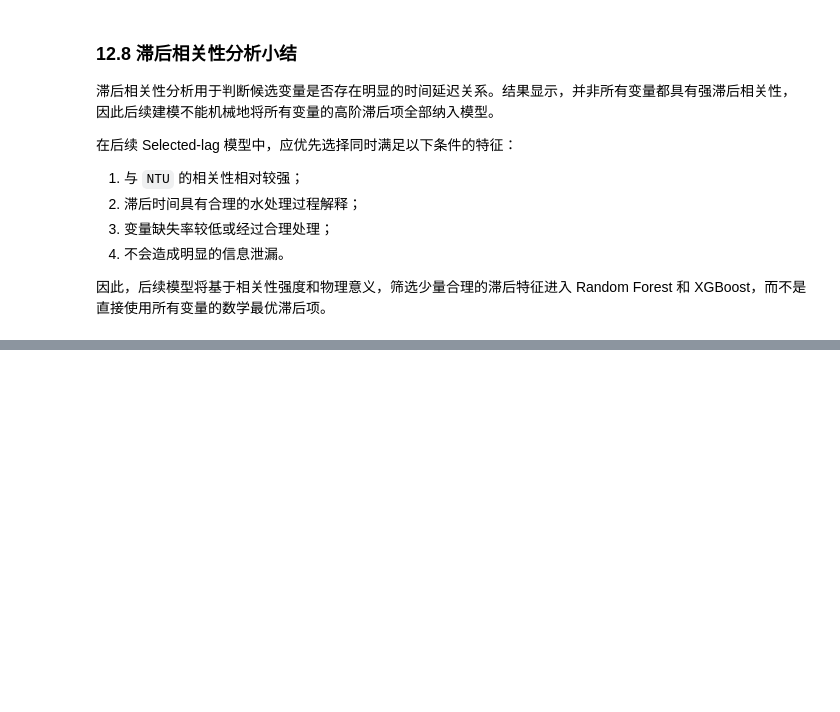
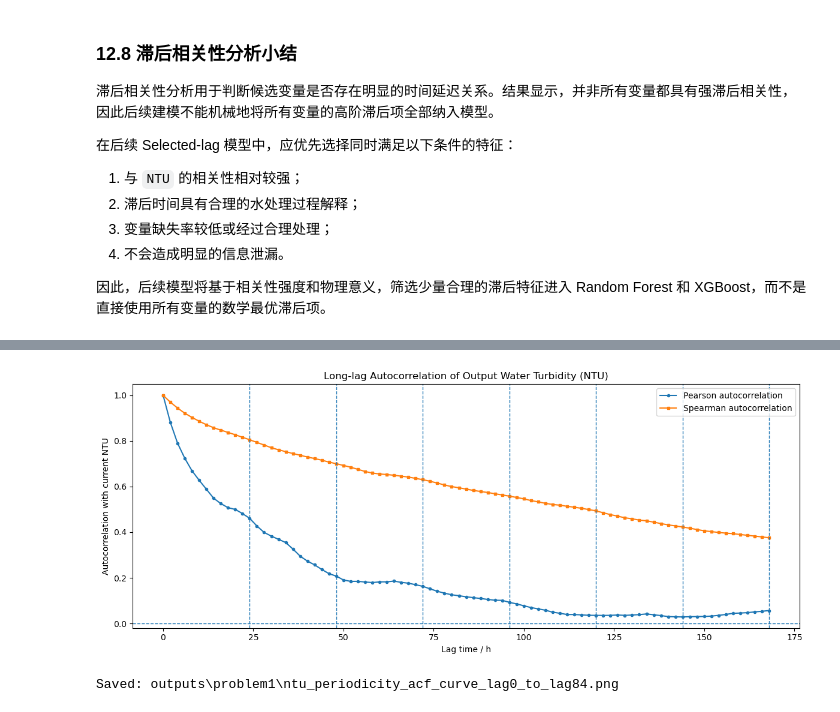
Before and after one commit to Azdmjiny/2026-Asia-Pasific-cup, a Jupyter notebook: codes/p1.ipynb, the cells around one changed output, grey strips where cells are left out. Saved outputs shown, nothing was run; the diff lists cells and outputs as text; code cells hidden in the pictures; blank space fills up the shorter version.

```diff
--- a/codes/p1.ipynb
+++ b/codes/p1.ipynb
@@ -1161,0 +1544,39 @@ Saved: outputs/problem1/lag_pearson_heatmap.png
+# %%
+plt.figure(figsize=(12, 5))
+
+plt.plot(
+    ntu_period_acf_df["lag_hours"],
+    ntu_period_acf_df["pearson_corr"],
+    marker="o",
+    markersize=3,
+    label="Pearson autocorrelation"
+)
+
+plt.plot(
+    ntu_period_acf_df["lag_hours"],
+    ntu_period_acf_df["spearman_corr"],
+    marker="s",
+    markersize=3,
+    label="Spearman autocorrelation"
+)
+
+# 标记 24h, 48h, ..., 168h
+for h in range(24, 169, 24):
+    plt.axvline(h, linestyle="--", linewidth=1)
+
+plt.axhline(0, linestyle="--", linewidth=1)
+
+plt.xlabel("Lag time / h")
+plt.ylabel("Autocorrelation with current NTU")
+plt.title("Long-lag Autocorrelation of Output Water Turbidity (NTU)")
+plt.legend()
+plt.tight_layout()
+
+fig_path = OUTPUT_DIR / "ntu_periodicity_acf_curve_lag0_to_lag84.png"
+plt.savefig(fig_path, dpi=300)
+plt.show()
+
+print("Saved:", fig_path)
+# %% [output]
+[figure, added]
+Saved: outputs\problem1\ntu_periodicity_acf_curve_lag0_to_lag84.png
```
Also changed, not shown: parts of 14 cells of this notebook.
